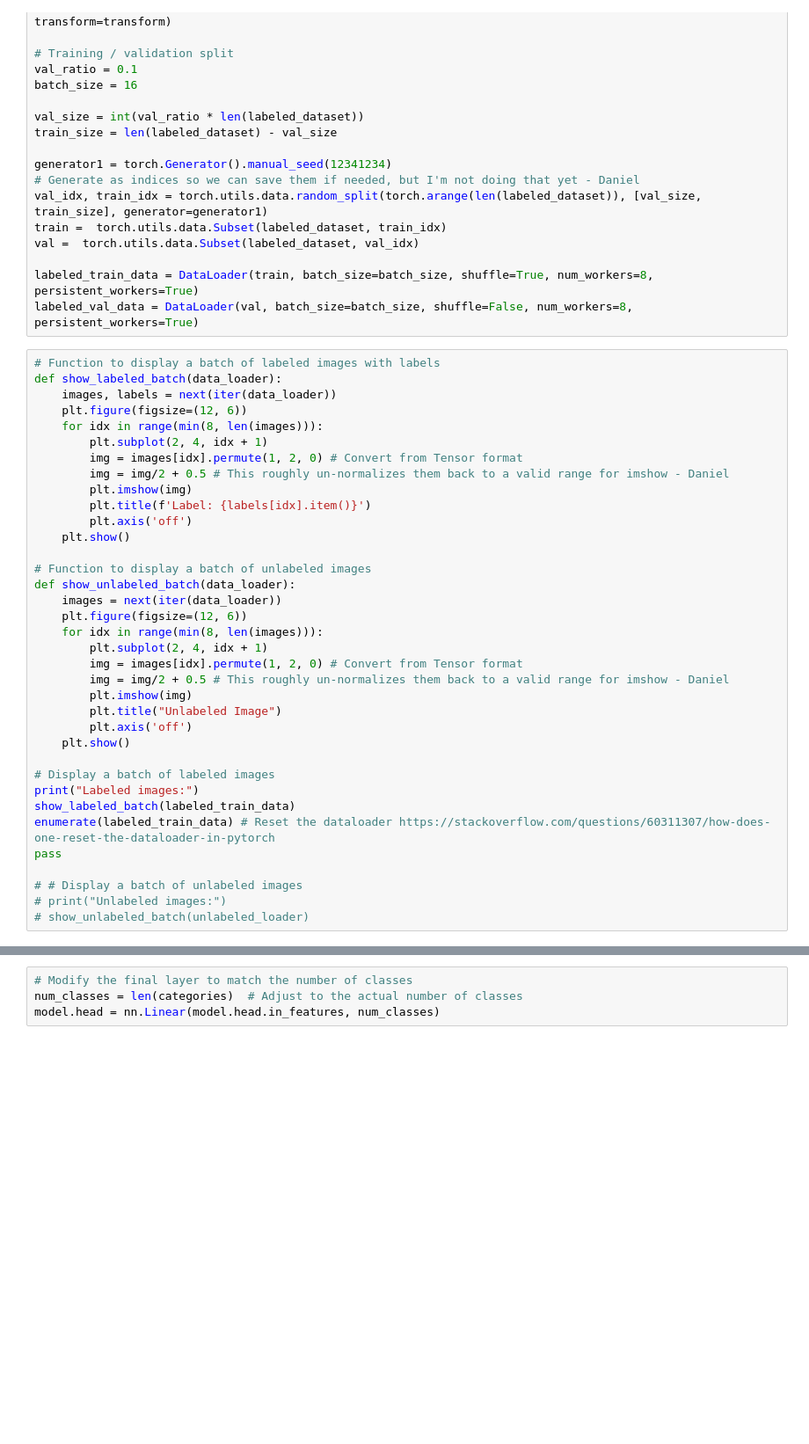
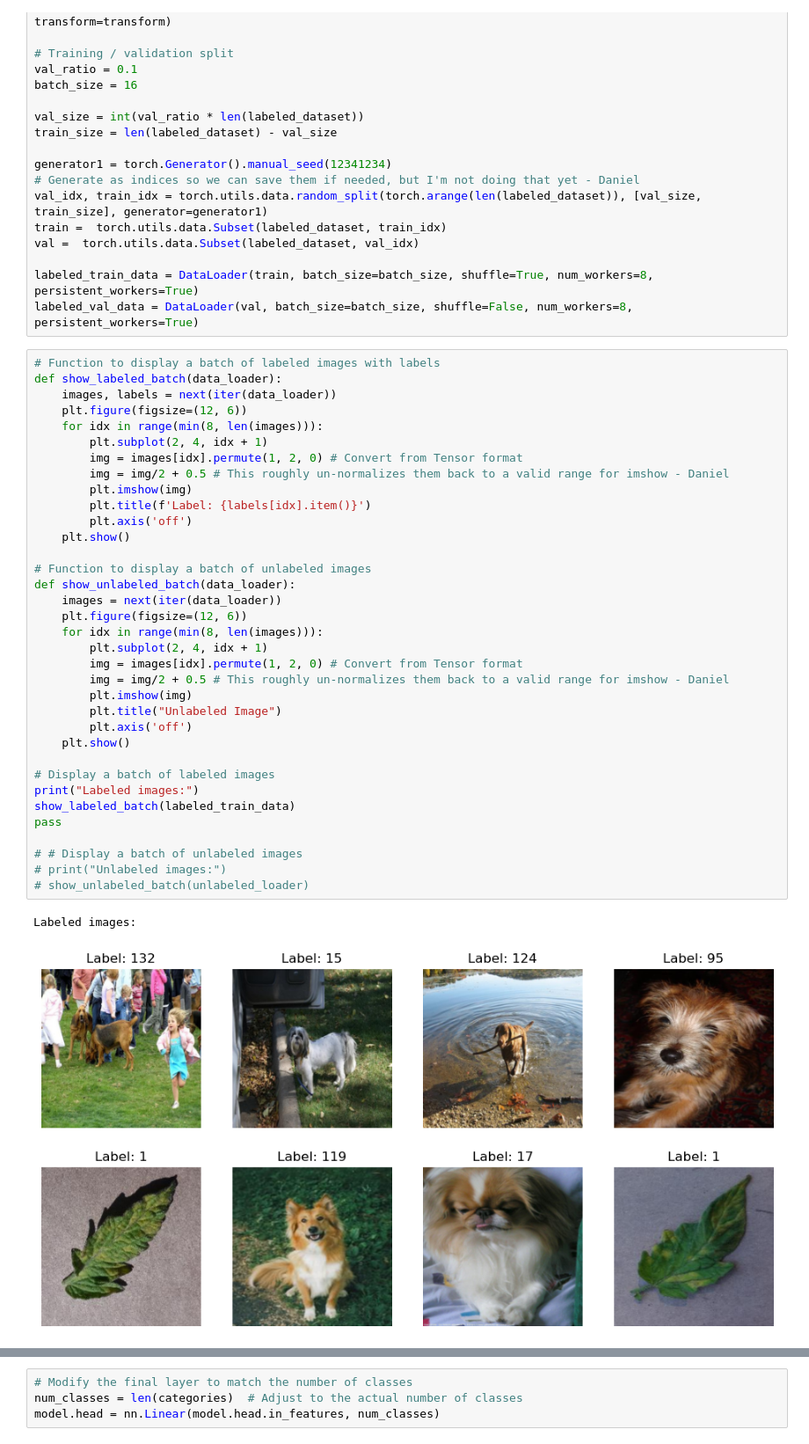
Before and after one commit to mitquach/CSE244A-Final-Project, a Jupyter notebook: FinalProject.ipynb, the cells around one changed output, grey strips where cells are left out. Shown at 88% size. Saved outputs shown, nothing was run; the diff lists cells and outputs as text; blank space fills up the shorter version.

```diff
--- a/FinalProject.ipynb
+++ b/FinalProject.ipynb
@@ -97,31 +151,33 @@ def show_labeled_batch(data_loader):
     for idx in range(min(8, len(images))):
         plt.subplot(2, 4, idx + 1)
         img = images[idx].permute(1, 2, 0) # Convert from Tensor format
         img = img/2 + 0.5 # This roughly un-normalizes them back to a valid range for imshow - Daniel
         plt.imshow(img)
         plt.title(f'Label: {labels[idx].item()}')
         plt.axis('off')
     plt.show()
 
 # Function to display a batch of unlabeled images
 def show_unlabeled_batch(data_loader):
     images = next(iter(data_loader))
     plt.figure(figsize=(12, 6))
     for idx in range(min(8, len(images))):
         plt.subplot(2, 4, idx + 1)
         img = images[idx].permute(1, 2, 0) # Convert from Tensor format
         img = img/2 + 0.5 # This roughly un-normalizes them back to a valid range for imshow - Daniel
         plt.imshow(img)
         plt.title("Unlabeled Image")
         plt.axis('off')
     plt.show()
 
 # Display a batch of labeled images
 print("Labeled images:")
 show_labeled_batch(labeled_train_data)
-enumerate(labeled_train_data) # Reset the dataloader https://stackoverflow.com/questions/60311307/how-does-one-reset-the-dataloader-in-pytorch
 pass
 
 # # Display a batch of unlabeled images
 # print("Unlabeled images:")
 # show_unlabeled_batch(unlabeled_loader)
+# %% [output]
+Labeled images:
+[figure, added]
```
Also changed, not shown: parts of 9 cells of this notebook.
